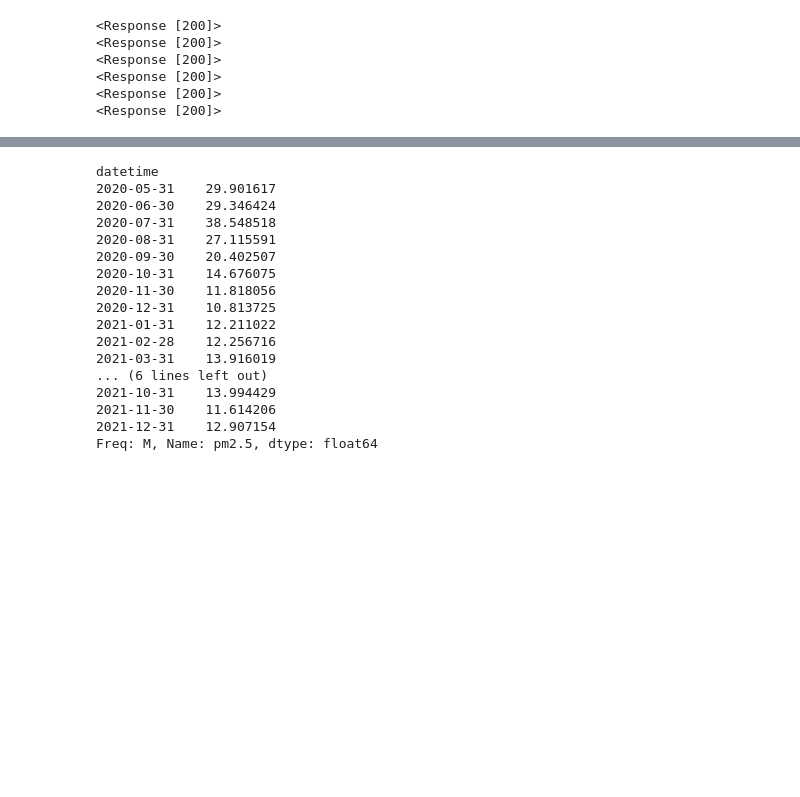
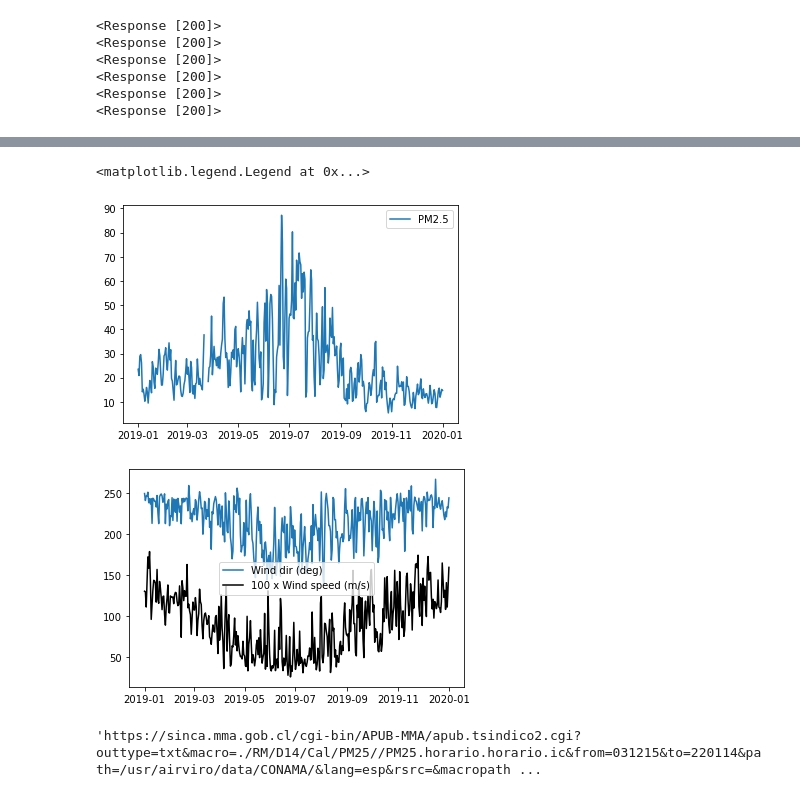
Before and after one commit to chathull/smogcasting, a Jupyter notebook: smogcasting.ipynb, the cells around one changed output, grey strips where cells are left out. Cells and saved outputs as stored; diff of their text form; code cells hidden in the pictures; blank space fills up the shorter version.

```diff
--- a/smogcasting.ipynb
+++ b/smogcasting.ipynb
@@ -178 +173,23 @@ No handles with labels found to put in legend.
+# %%
+# Sample plots
+# Top: resampled (daily) PM2.5 concentration as a function of time in 2019 (pre-pandemic year)
+# Bottom: resampled (daily) wind direction (deg) and wind speed (m/s, rescaled by 100x) with the same time range
+##### THERE ARE CLEAR CORRELATIONS BETWEEN PM2.5 CONCENTRATION AND BOTH WIND DIRECTION AND WIND SPEED.
+##### IN THE WINTER THE WIND DIES DOWN, AND THUS THE POLLUTION IS NOT BLOWN AWAY.
+##### THE CHANGE IN WIND DIRECTION FROM THE WEST=270 DEG IN THE SUMMER VS. THE SOUTH=180 DEG IN THE WINTER
+#####    DESERVES FURTHER EXPLORATION.
+
+t_min='2019-01-01'
+t_max='2020-01-01'
+plt.figure()
+plt.plot(df_tot['pm2.5'][t_min:t_max].resample('D').mean(),'-', label='PM2.5')
+plt.legend()
+plt.figure()
+plt.plot(df_tot['wdir'][t_min:t_max].resample('D').mean(),'-', label='Wind dir (deg)')
+plt.plot(100*df_tot['wspd'][t_min:t_max].resample('D').mean(),'k-', label='100 x Wind speed (m/s)')
+plt.legend()
+# %% [output]
+<matplotlib.legend.Legend at 0x...>
+[figure, added]
+[figure, added]
 # %%
@@ -185,20 +199,8 @@ No handles with labels found to put in legend.
-# %%
-df_tot['pm2.5'].resample('M').mean().tail(n=20)
-# %% [output]
-datetime
-2020-05-31    29.901617
-2020-06-30    29.346424
-2020-07-31    38.548518
-2020-08-31    27.115591
-2020-09-30    20.402507
-2020-10-31    14.676075
-2020-11-30    11.818056
-2020-12-31    10.813725
-2021-01-31    12.211022
-2021-02-28    12.256716
-2021-03-31    13.916019
-... (6 lines left out)
-2021-10-31    13.994429
-2021-11-30    11.614206
-2021-12-31    12.907154
-Freq: M, Name: pm2.5, dtype: float64
+# %%
+# Print out URLs and enter in your browser to download test files
+pm25['url']
+#wspd['url']
+#pm10['url']
+#rhum['url']
+# %% [output]
+'https://sinca.mma.gob.cl/cgi-bin/APUB-MMA/apub.tsindico2.cgi?outtype=txt&macro=./RM/D14/Cal/PM25//PM25.horario.horario.ic&from=031215&to=220114&path=/usr/airviro/data/CONAMA/&lang=esp&rsrc=&macropath ...
```
Also changed, not shown: parts of 6 cells of this notebook.
